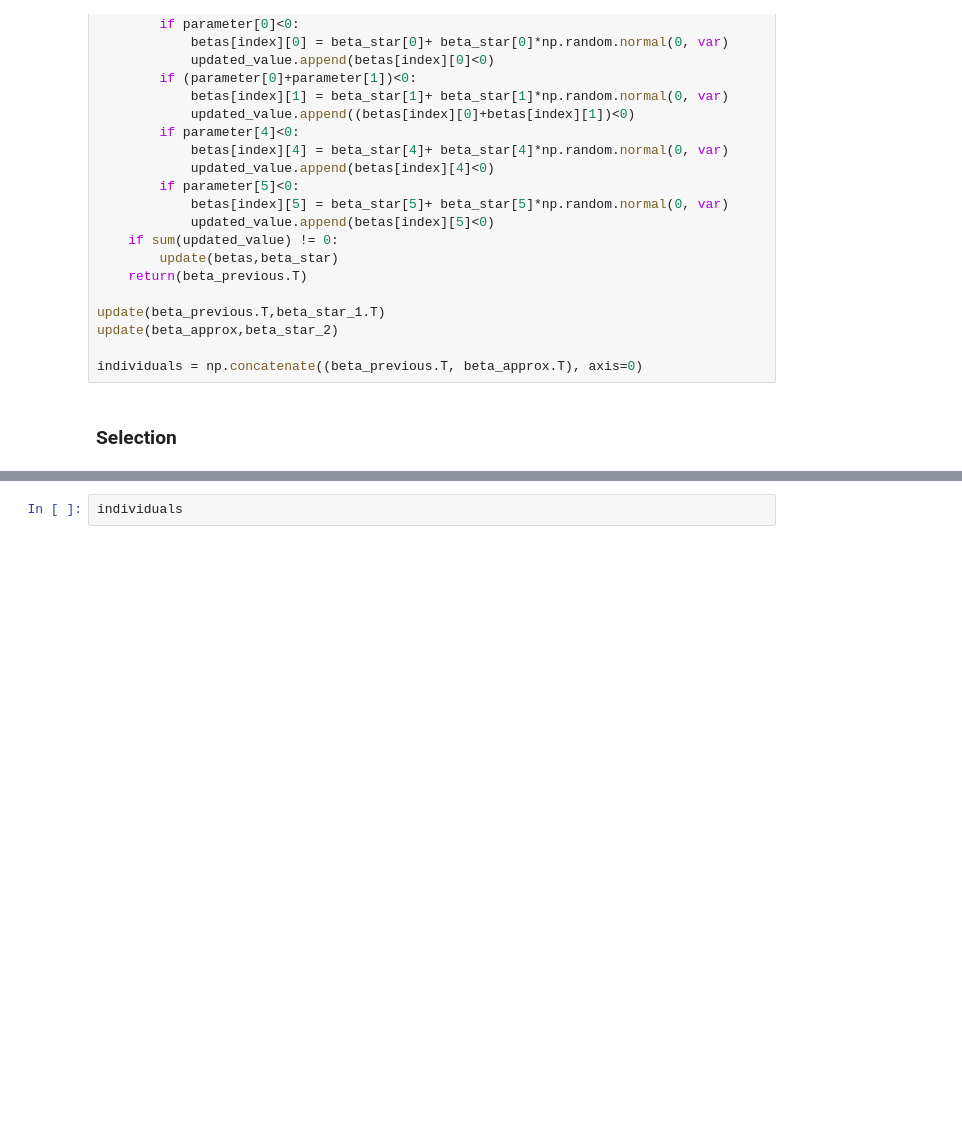
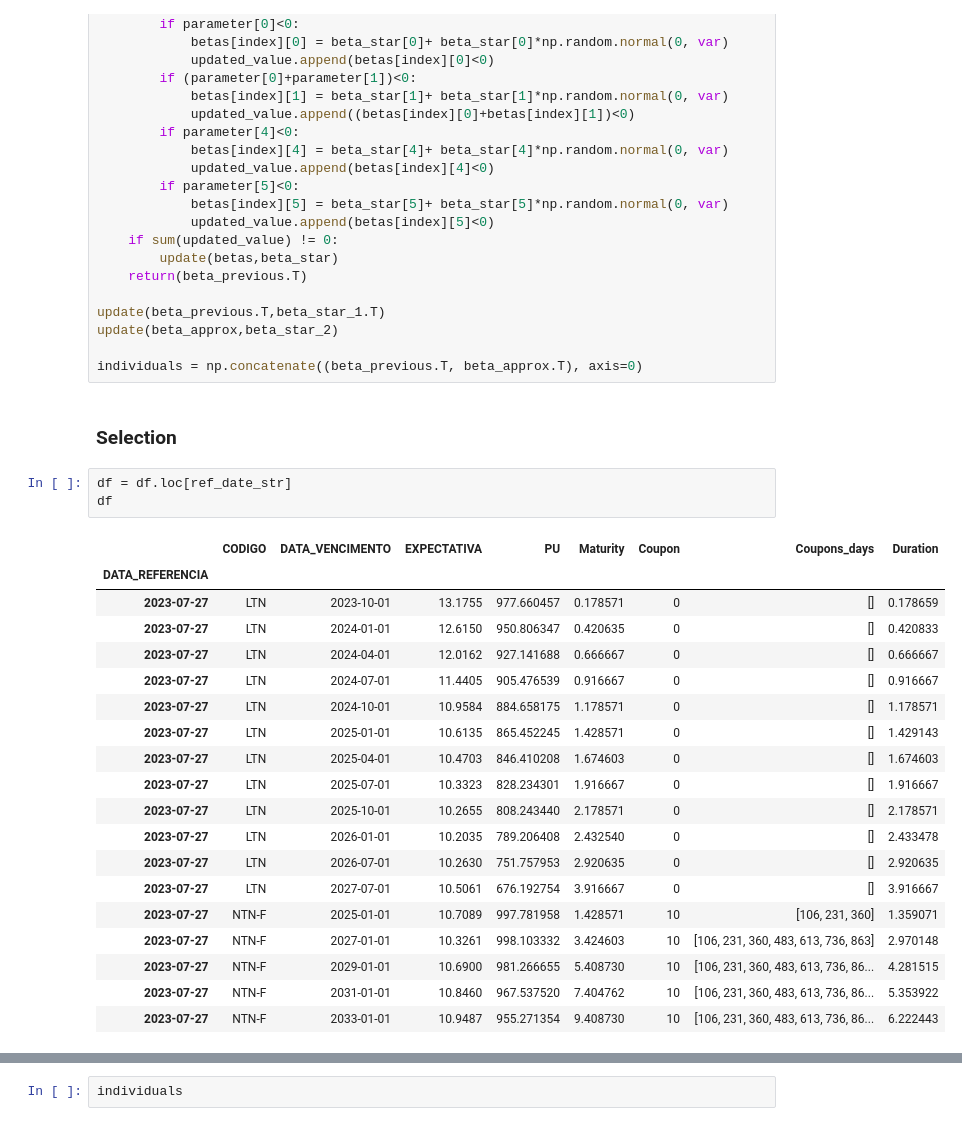
Before and after one commit to araujogab/Genetic-Algorithm, a Jupyter notebook: Svensson - v3.ipynb, the cells around one changed output, grey strips where cells are left out. Cells and saved outputs as stored; diff of their text form; blank space fills up the shorter version.

```diff
--- a/Svensson - v3.ipynb
+++ b/Svensson - v3.ipynb
@@ -173,6 +173,29 @@ update(beta_approx,beta_star_2)
 individuals = np.concatenate((beta_previous.T, beta_approx.T), axis=0)
 # %% [markdown]
 ### Selection
+# %%
+df = df.loc[ref_date_str]
+df
+# %% [output]
+|  | CODIGO | DATA_VENCIMENTO | EXPECTATIVA | PU | Maturity | Coupon | Coupons_days | Duration |
+| DATA_REFERENCIA |  |  |  |  |  |  |  |  |
+| 2023-07-27 | LTN | 2023-10-01 | 13.1755 | 977.660457 | 0.178571 | 0 | [] | 0.178659 |
+| 2023-07-27 | LTN | 2024-01-01 | 12.6150 | 950.806347 | 0.420635 | 0 | [] | 0.420833 |
+| 2023-07-27 | LTN | 2024-04-01 | 12.0162 | 927.141688 | 0.666667 | 0 | [] | 0.666667 |
+| 2023-07-27 | LTN | 2024-07-01 | 11.4405 | 905.476539 | 0.916667 | 0 | [] | 0.916667 |
+| 2023-07-27 | LTN | 2024-10-01 | 10.9584 | 884.658175 | 1.178571 | 0 | [] | 1.178571 |
+| 2023-07-27 | LTN | 2025-01-01 | 10.6135 | 865.452245 | 1.428571 | 0 | [] | 1.429143 |
+| 2023-07-27 | LTN | 2025-04-01 | 10.4703 | 846.410208 | 1.674603 | 0 | [] | 1.674603 |
+| 2023-07-27 | LTN | 2025-07-01 | 10.3323 | 828.234301 | 1.916667 | 0 | [] | 1.916667 |
+| 2023-07-27 | LTN | 2025-10-01 | 10.2655 | 808.243440 | 2.178571 | 0 | [] | 2.178571 |
+| 2023-07-27 | LTN | 2026-01-01 | 10.2035 | 789.206408 | 2.432540 | 0 | [] | 2.433478 |
+| 2023-07-27 | LTN | 2026-07-01 | 10.2630 | 751.757953 | 2.920635 | 0 | [] | 2.920635 |
+| 2023-07-27 | LTN | 2027-07-01 | 10.5061 | 676.192754 | 3.916667 | 0 | [] | 3.916667 |
+| 2023-07-27 | NTN-F | 2025-01-01 | 10.7089 | 997.781958 | 1.428571 | 10 | [106, 231, 360] | 1.359071 |
+| 2023-07-27 | NTN-F | 2027-01-01 | 10.3261 | 998.103332 | 3.424603 | 10 | [106, 231, 360, 483, 613, 736, 863] | 2.970148 |
+| 2023-07-27 | NTN-F | 2029-01-01 | 10.6900 | 981.266655 | 5.408730 | 10 | [106, 231, 360, 483, 613, 736, 86... | 4.281515 |
+| 2023-07-27 | NTN-F | 2031-01-01 | 10.8460 | 967.537520 | 7.404762 | 10 | [106, 231, 360, 483, 613, 736, 86... | 5.353922 |
+| 2023-07-27 | NTN-F | 2033-01-01 | 10.9487 | 955.271354 | 9.408730 | 10 | [106, 231, 360, 483, 613, 736, 86... | 6.222443 |
 # %%
 alpha = 6
 var = 0.25
```
Also changed, not shown: parts of 12 cells of this notebook.
